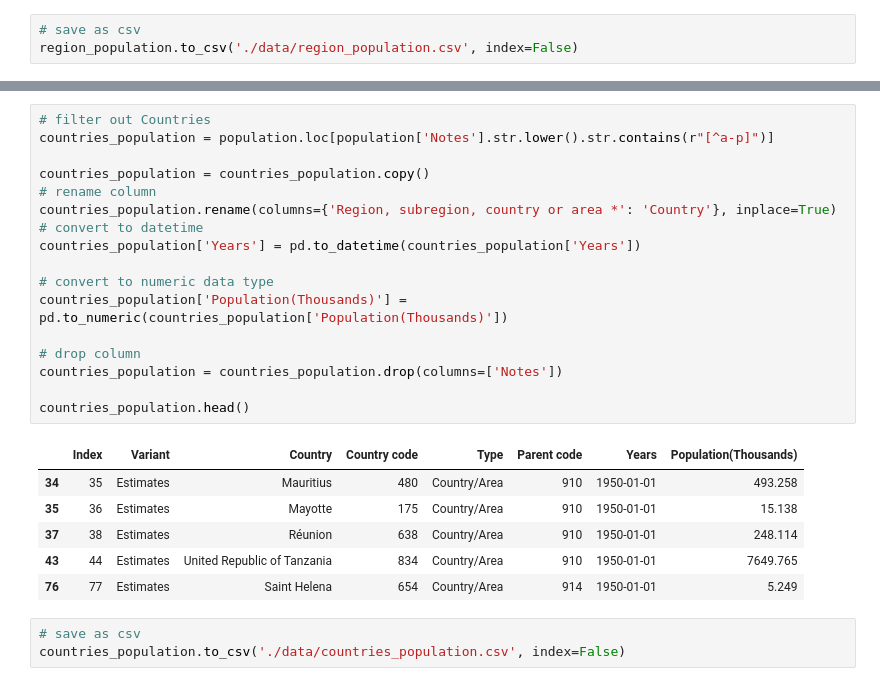
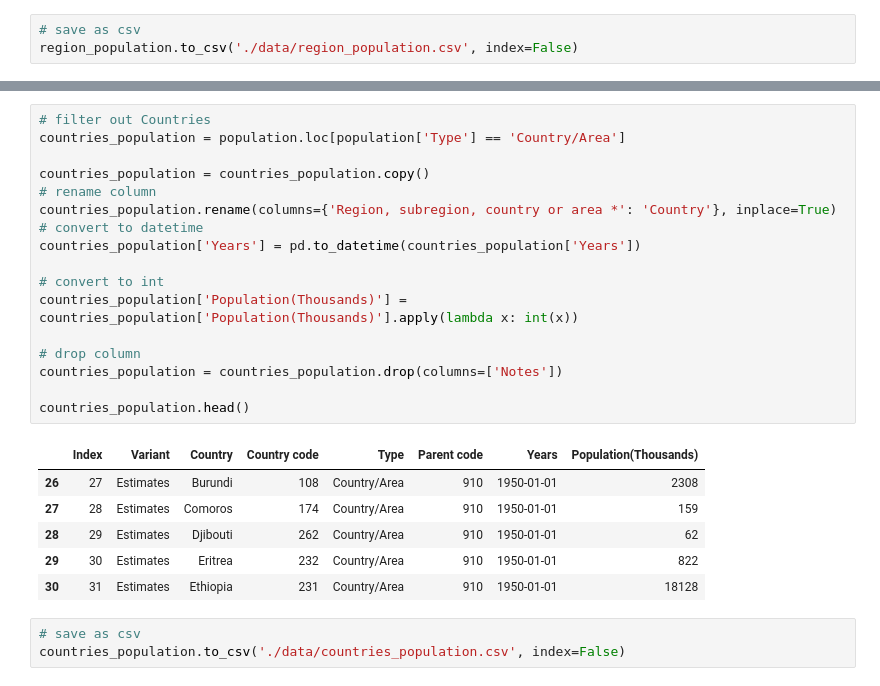
Before and after one commit to chineidu/world_population-ETL, a Jupyter notebook: notebook.ipynb, the cells around one changed output, grey strips where cells are left out. Saved outputs shown, nothing was run; the diff lists cells and outputs as text.

```diff
--- a/notebook.ipynb
+++ b/notebook.ipynb
@@ -135,27 +138,27 @@ val_reg_pop[:3]
 # %%
 # filter out Countries
-countries_population = population.loc[population['Notes'].str.lower().str.contains(r"[^a-p]")]
+countries_population = population.loc[population['Type'] == 'Country/Area']
 
 countries_population = countries_population.copy()
 # rename column
 countries_population.rename(columns={'Region, subregion, country or area *': 'Country'}, inplace=True)
 # convert to datetime
 countries_population['Years'] = pd.to_datetime(countries_population['Years'])
 
-# convert to numeric data type
-countries_population['Population(Thousands)'] = pd.to_numeric(countries_population['Population(Thousands)'])
+# convert to int
+countries_population['Population(Thousands)'] = countries_population['Population(Thousands)'].apply(lambda x: int(x))
 
 # drop column
 countries_population = countries_population.drop(columns=['Notes'])
 
 countries_population.head()
 # %% [output]
 |  | Index | Variant | Country | Country code | Type | Parent code | Years | Population(Thousands) |
-| 34 | 35 | Estimates | Mauritius | 480 | Country/Area | 910 | 1950-01-01 | 493.258 |
-| 35 | 36 | Estimates | Mayotte | 175 | Country/Area | 910 | 1950-01-01 | 15.138 |
-| 37 | 38 | Estimates | Réunion | 638 | Country/Area | 910 | 1950-01-01 | 248.114 |
-| 43 | 44 | Estimates | United Republic of Tanzania | 834 | Country/Area | 910 | 1950-01-01 | 7649.765 |
-| 76 | 77 | Estimates | Saint Helena | 654 | Country/Area | 914 | 1950-01-01 | 5.249 |
+| 26 | 27 | Estimates | Burundi | 108 | Country/Area | 910 | 1950-01-01 | 2308 |
+| 27 | 28 | Estimates | Comoros | 174 | Country/Area | 910 | 1950-01-01 | 159 |
+| 28 | 29 | Estimates | Djibouti | 262 | Country/Area | 910 | 1950-01-01 | 62 |
+| 29 | 30 | Estimates | Eritrea | 232 | Country/Area | 910 | 1950-01-01 | 822 |
+| 30 | 31 | Estimates | Ethiopia | 231 | Country/Area | 910 | 1950-01-01 | 18128 |
 # %%
 # save as csv
 countries_population.to_csv('./data/countries_population.csv', index=False)
```
Also changed, not shown: parts of 5 cells of this notebook, 2 other files.
